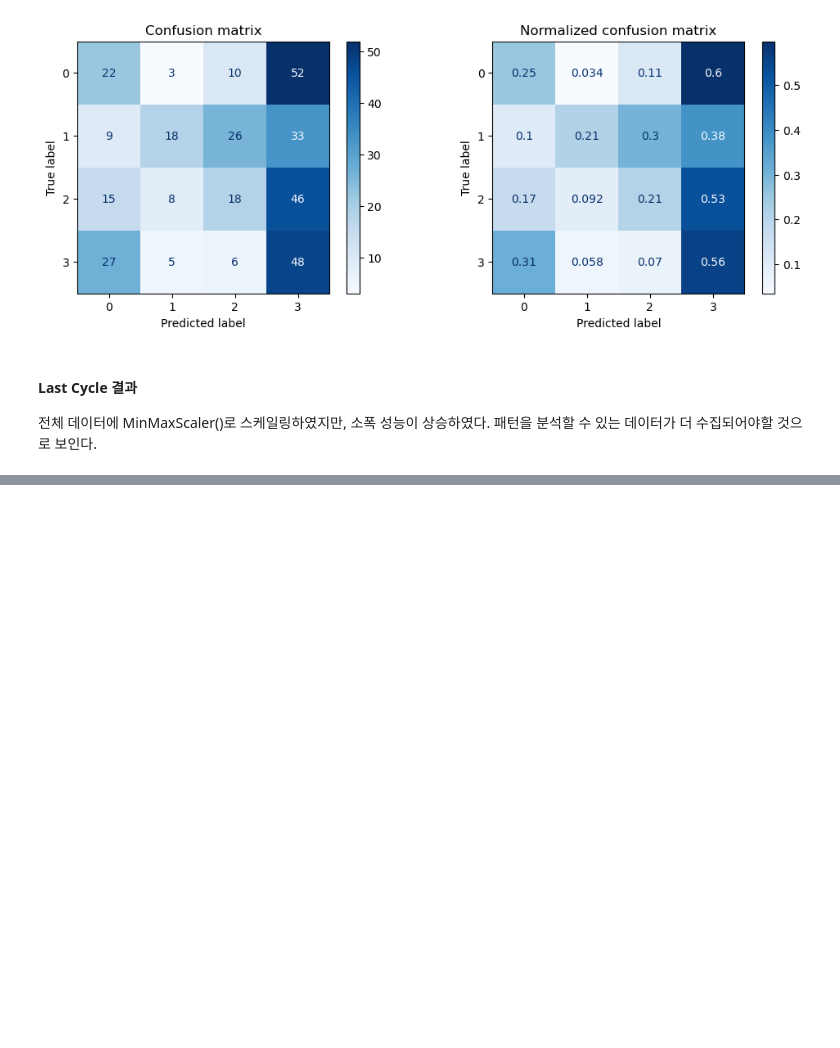
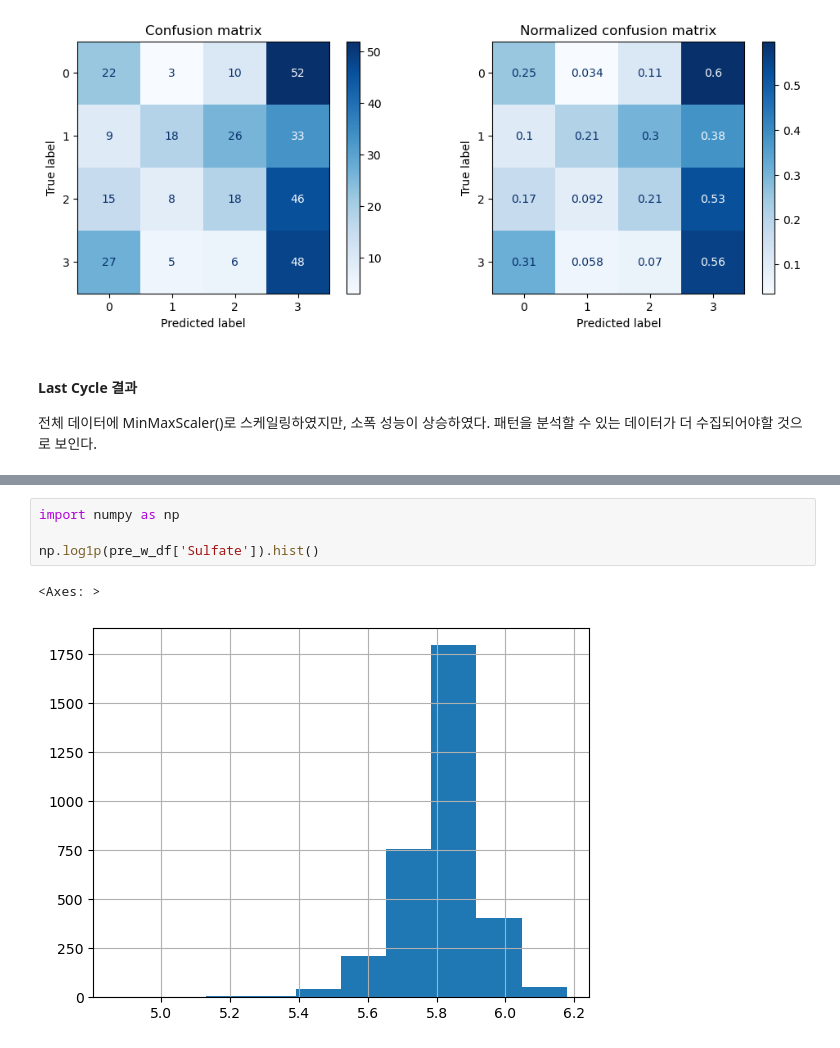
Before and after one commit to hyuncoding/study_machine_learning, a Jupyter notebook: b_classifier/i_ensemble_learning.ipynb, the cells around one changed output, grey strips where cells are left out. Drawn from its saved outputs; the diff is of its cells as text; blank space fills up the shorter version.

```diff
--- a/b_classifier/i_ensemble_learning.ipynb
+++ b/b_classifier/i_ensemble_learning.ipynb
@@ -601,0 +778,7 @@ get_evaluation(y_test, prediction, rfc, X_test)
+# %%
+import numpy as np
+
+np.log1p(pre_w_df['Sulfate']).hist()
+# %% [output]
+<Axes: >
+[figure, added]
```
Also changed, not shown: parts of 95 cells of this notebook, 16 other files.
